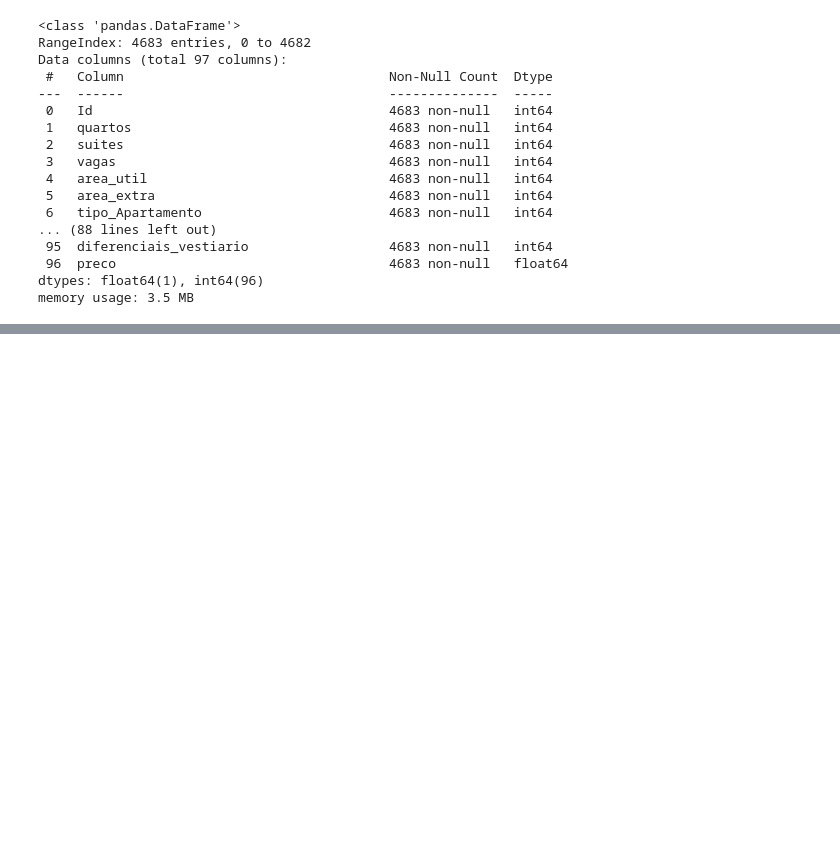
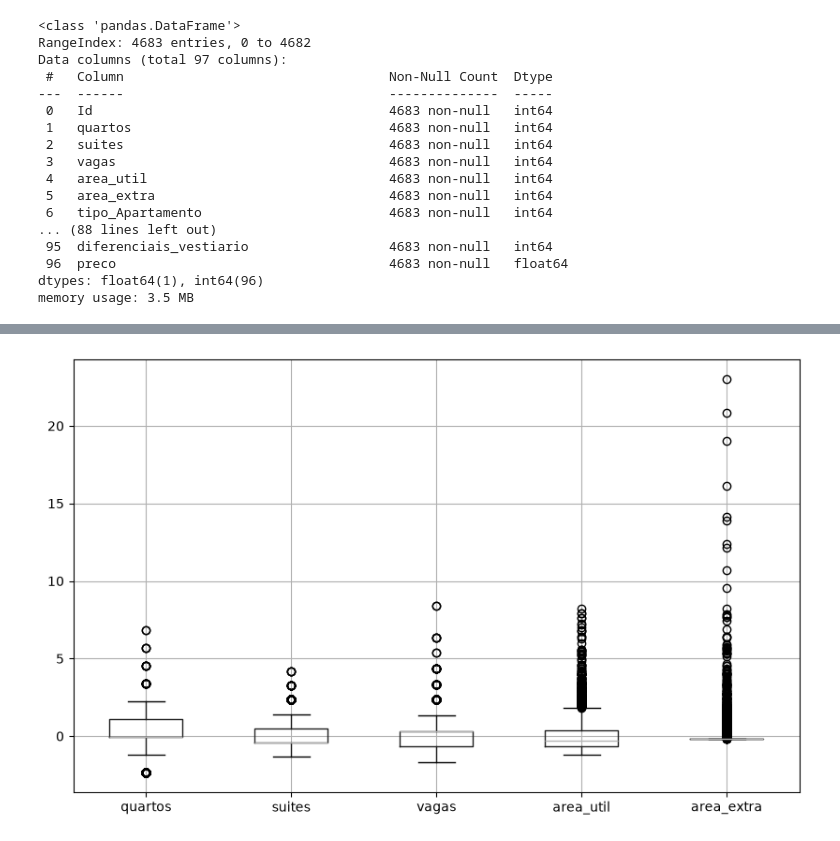
Before and after one commit to MatheusXavier1/Introducao-ao-machine-learning, a Jupyter notebook: Trabalho 2/Notebook_Trabalho_2.ipynb, the cells around one changed output, grey strips where cells are left out. Cells and saved outputs as stored; diff of their text form; code cells hidden in the pictures; blank space fills up the shorter version.

```diff
--- a/Trabalho 2/Notebook_Trabalho_2.ipynb
+++ b/Trabalho 2/Notebook_Trabalho_2.ipynb
@@ -200 +214,8 @@ processed_df.describe()
 8 rows × 96 columns
+# %%
+plt.figure(figsize=(10,6))
+processed_df.boxplot(column=["quartos","suites","vagas","area_util","area_extra"])
+plt.show()
+#devo remover esses outliers?
+# %% [output]
+[figure, added]
```
Also changed, not shown: parts of 3 cells of this notebook.
